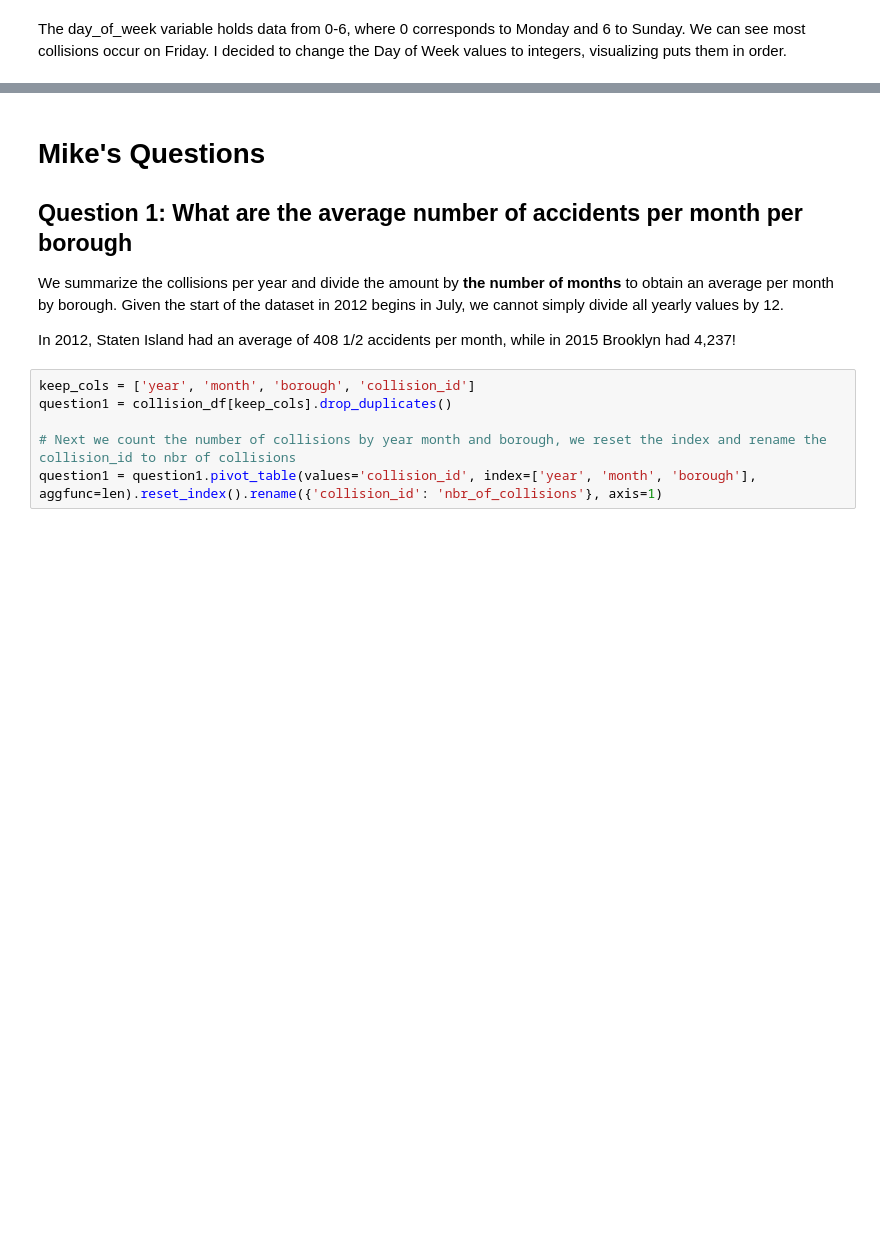
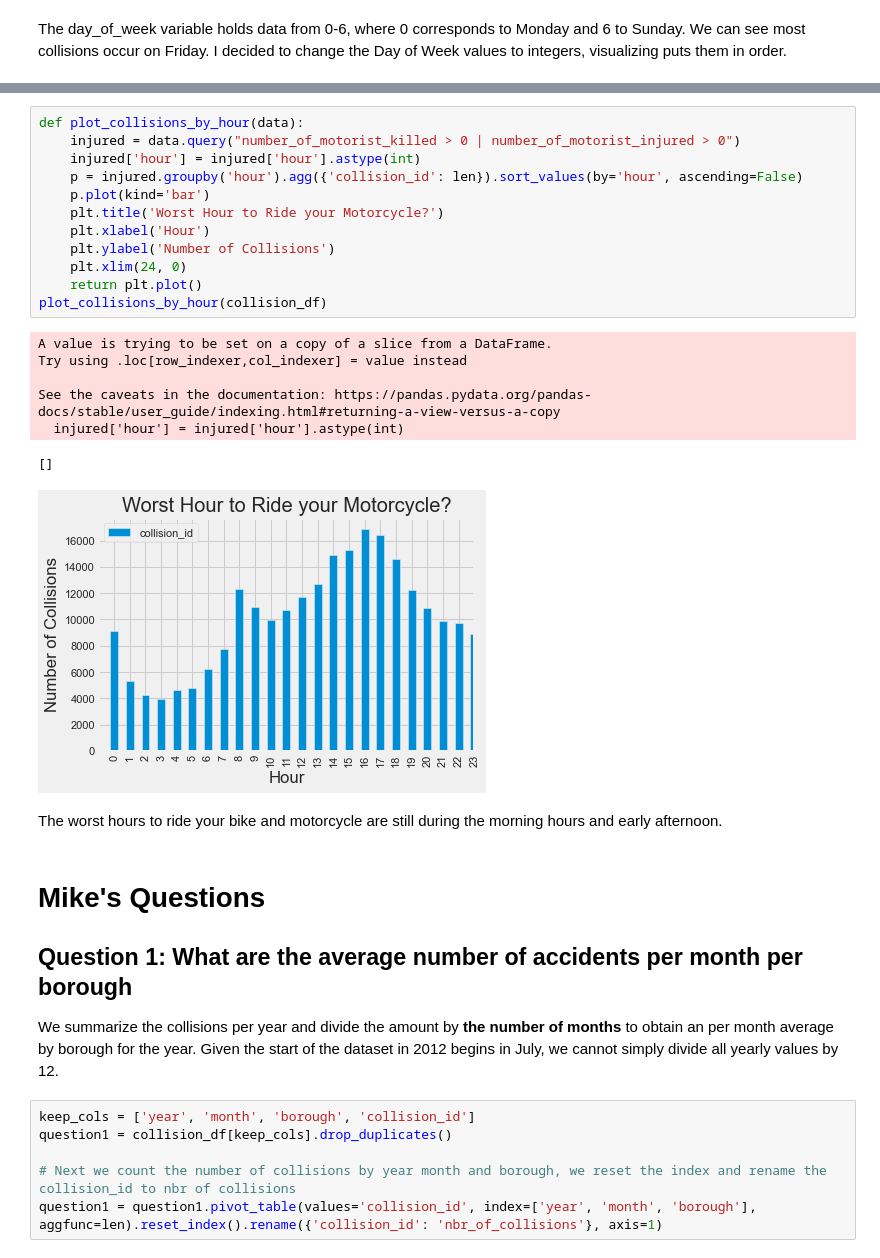
Before and after one commit to jordan-carson/data-engineering-nyc, a Jupyter notebook: src/part2_eda.ipynb, the cells around one changed output, grey strips where cells are left out. Drawn from its saved outputs; the diff is of its cells as text; blank space fills up the shorter version.

```diff
--- a/src/part2_eda.ipynb
+++ b/src/part2_eda.ipynb
@@ -311,10 +376,30 @@ The day_of_week variable holds data from 0-6, where 0 corresponds to Monday and
+# %%
+def plot_collisions_by_hour(data):
+    injured = data.query("number_of_motorist_killed > 0 | number_of_motorist_injured > 0")
+    injured['hour'] = injured['hour'].astype(int)
+    p = injured.groupby('hour').agg({'collision_id': len}).sort_values(by='hour', ascending=False)
+    p.plot(kind='bar')
+    plt.title('Worst Hour to Ride your Motorcycle?')
+    plt.xlabel('Hour')
+    plt.ylabel('Number of Collisions')
+    plt.xlim(24, 0)
+    return plt.plot()
+plot_collisions_by_hour(collision_df)
+# %% [output]
+A value is trying to be set on a copy of a slice from a DataFrame.
+Try using .loc[row_indexer,col_indexer] = value instead
+
+See the caveats in the documentation: https://pandas.pydata.org/pandas-docs/stable/user_guide/indexing.html#returning-a-view-versus-a-copy
+  injured['hour'] = injured['hour'].astype(int)
+[]
+[figure, added]
+# %% [markdown]
+The worst hours to ride your bike and motorcycle are still during the morning hours and early afternoon.
 # %% [markdown]
 # Mike's Questions
 ## Question 1: What are the average number of accidents per month per borough
 
-We summarize the collisions per year and divide the amount by **the number of months** to obtain an average per month by borough. Given the start of the dataset in 2012 begins in July, we cannot simply divide all yearly values by 12.
-
-In 2012, Staten Island had an average of 408 1/2 accidents per month, while in 2015 Brooklyn had 4,237!
+We summarize the collisions per year and divide the amount by **the number of months** to obtain an per month average by borough for the year. Given the start of the dataset in 2012 begins in July, we cannot simply divide all yearly values by 12.
 # %%
 keep_cols = ['year', 'month', 'borough', 'collision_id']
 question1 = collision_df[keep_cols].drop_duplicates()
```
Also changed, not shown: parts of 13 cells of this notebook, 1 other file.
